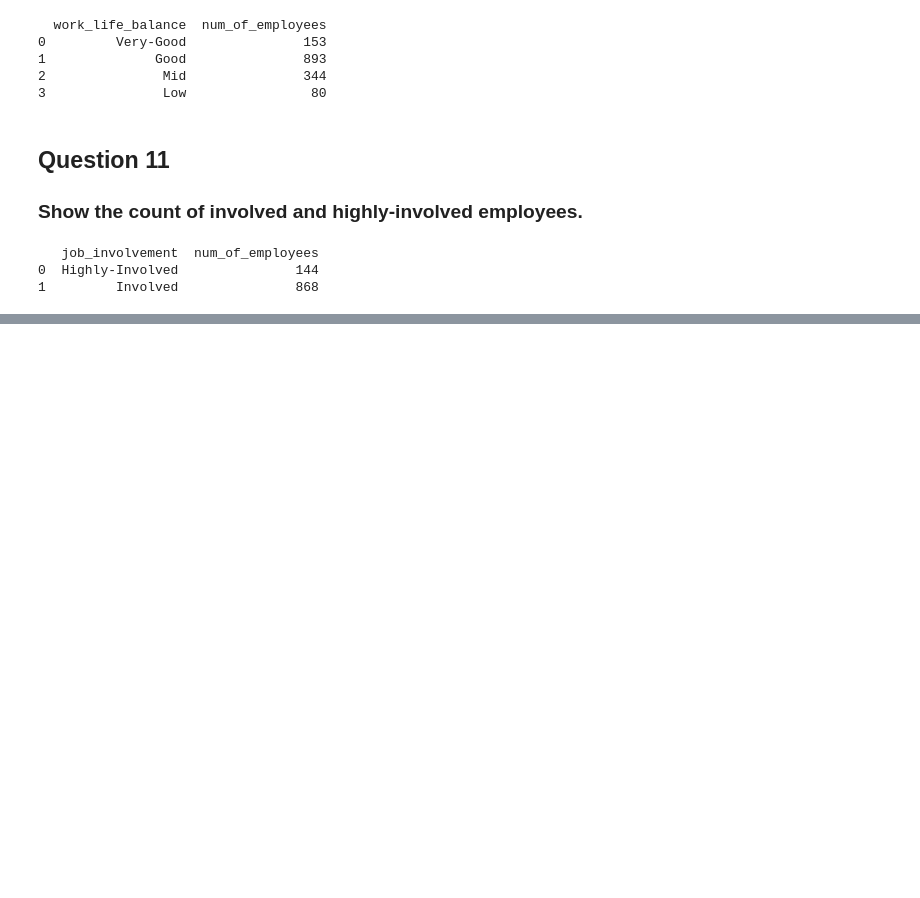
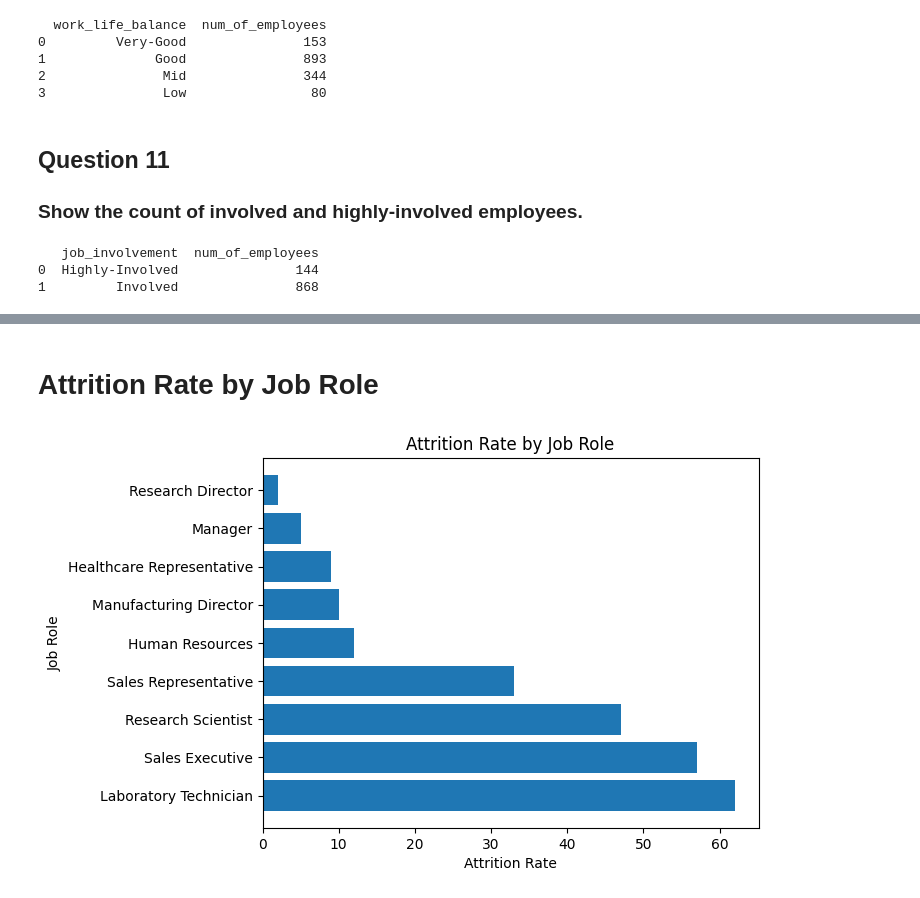
Before and after one commit to abbas99-hub/Real-World-SQL-Case-Study-HR-Employee-Data, a Jupyter notebook: Notebooks/Exploratory_Data_Analysis.ipynb, the cells around one changed output, grey strips where cells are left out. Drawn from its saved outputs; the diff is of its cells as text; code cells hidden in the pictures; blank space fills up the shorter version.

```diff
--- a/Notebooks/Exploratory_Data_Analysis.ipynb
+++ b/Notebooks/Exploratory_Data_Analysis.ipynb
@@ -242,0 +298,21 @@ print(employee_df)
+# %% [markdown]
+# Attrition Rate by Job Role
+# %%
+# filter the data to include only employees with Attrition == 'Yes'
+df_attrition = hr_data[hr_data['Attrition'] == 'Yes']
+
+# count the number of employees with Attrition == 'Yes' for each job role
+df_jobrole = df_attrition['JobRole'].value_counts()
+
+# create a horizontal bar graph of attrition rate by job role
+plt.barh(df_jobrole.index, df_jobrole.values)
+
+# add labels and title to the plot
+plt.xlabel('Attrition Rate')
+plt.ylabel('Job Role')
+plt.title('Attrition Rate by Job Role')
+
+# display the plot
+plt.show()
+# %% [output]
+[figure, added]
```
Also changed, not shown: parts of 18 cells of this notebook.
